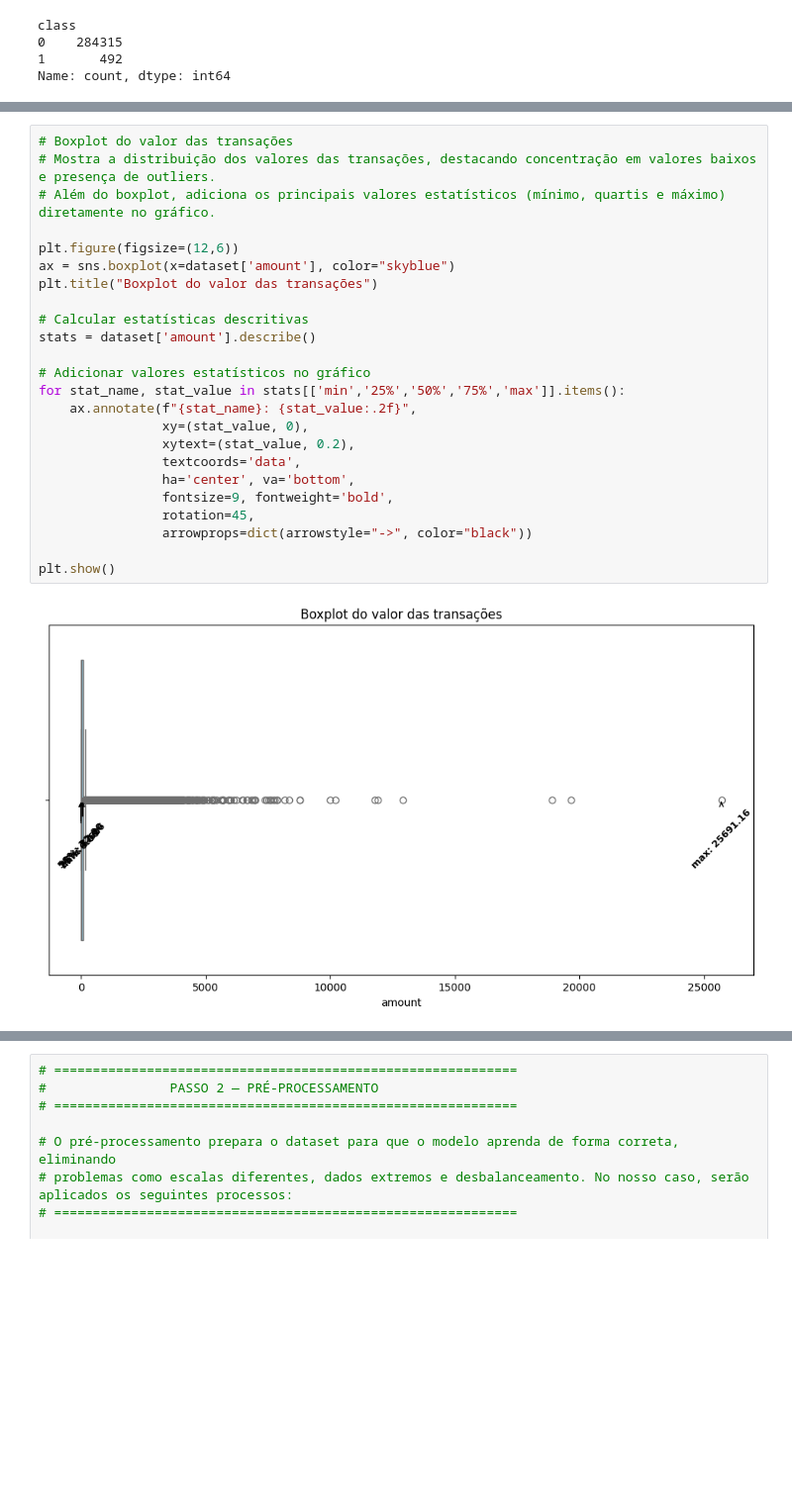
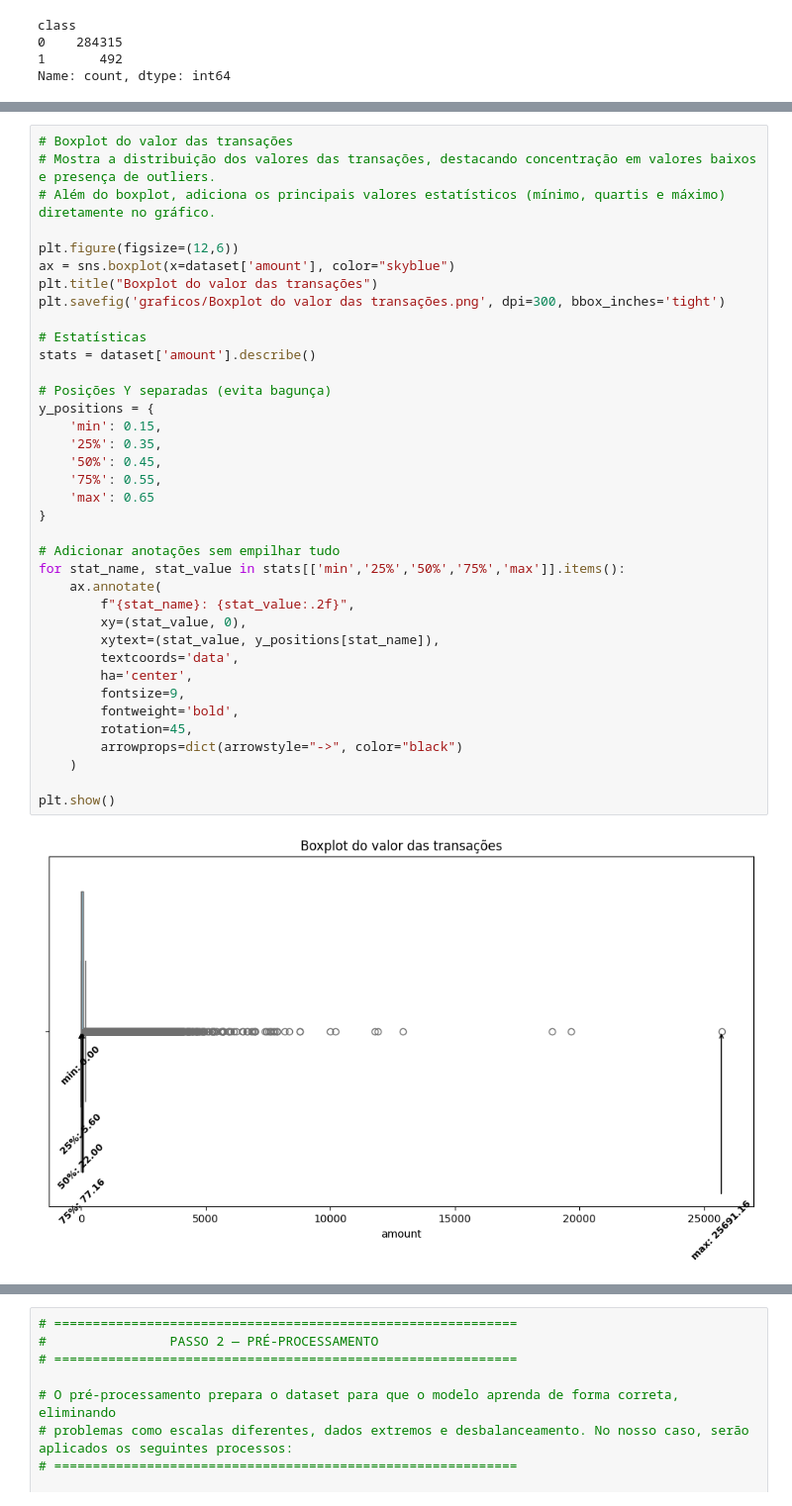
Before and after one commit to Aquiles-Moroni/fraude-cartao-credito, a Jupyter notebook: src/main.ipynb, the cells around one changed output, grey strips where cells are left out. Shown at 99% size. Saved outputs shown, nothing was run; the diff lists cells and outputs as text; blank space fills up the shorter version.

Commit message:
Revisão dos Gráficos + Pasta

```diff
--- a/src/main.ipynb
+++ b/src/main.ipynb
@@ -108,29 +112,42 @@ Passing `palette` without assigning `hue` is deprecated and will be removed in v
 # %%
 # Boxplot do valor das transações
 # Mostra a distribuição dos valores das transações, destacando concentração em valores baixos e presença de outliers.
 # Além do boxplot, adiciona os principais valores estatísticos (mínimo, quartis e máximo) diretamente no gráfico.
 
 plt.figure(figsize=(12,6))
 ax = sns.boxplot(x=dataset['amount'], color="skyblue")
 plt.title("Boxplot do valor das transações")
+plt.savefig('graficos/Boxplot do valor das transações.png', dpi=300, bbox_inches='tight')
 
-# Calcular estatísticas descritivas
+# Estatísticas
 stats = dataset['amount'].describe()
 
-# Adicionar valores estatísticos no gráfico
+# Posições Y separadas (evita bagunça)
+y_positions = {
+    'min': 0.15,
+    '25%': 0.35,
+    '50%': 0.45,
+    '75%': 0.55,
+    'max': 0.65
+}
+
+# Adicionar anotações sem empilhar tudo
 for stat_name, stat_value in stats[['min','25%','50%','75%','max']].items():
-    ax.annotate(f"{stat_name}: {stat_value:.2f}",
-                xy=(stat_value, 0),
-                xytext=(stat_value, 0.2),
-                textcoords='data',
-                ha='center', va='bottom',
-                fontsize=9, fontweight='bold',
-                rotation=45,
-                arrowprops=dict(arrowstyle="->", color="black"))
+    ax.annotate(
+        f"{stat_name}: {stat_value:.2f}",
+        xy=(stat_value, 0),
+        xytext=(stat_value, y_positions[stat_name]),
+        textcoords='data',
+        ha='center',
+        fontsize=9,
+        fontweight='bold',
+        rotation=45,
+        arrowprops=dict(arrowstyle="->", color="black")
+    )
 
 plt.show()
 # %% [output]
-[figure, old version]
+[figure, new version]
 # %%
 # Distribuição do tempo das transações
 # Cria um histograma para visualizar a frequência de transações ao longo do tempo (em segundos).
```
Also changed, not shown: parts of 14 cells of this notebook, 15 other files.
